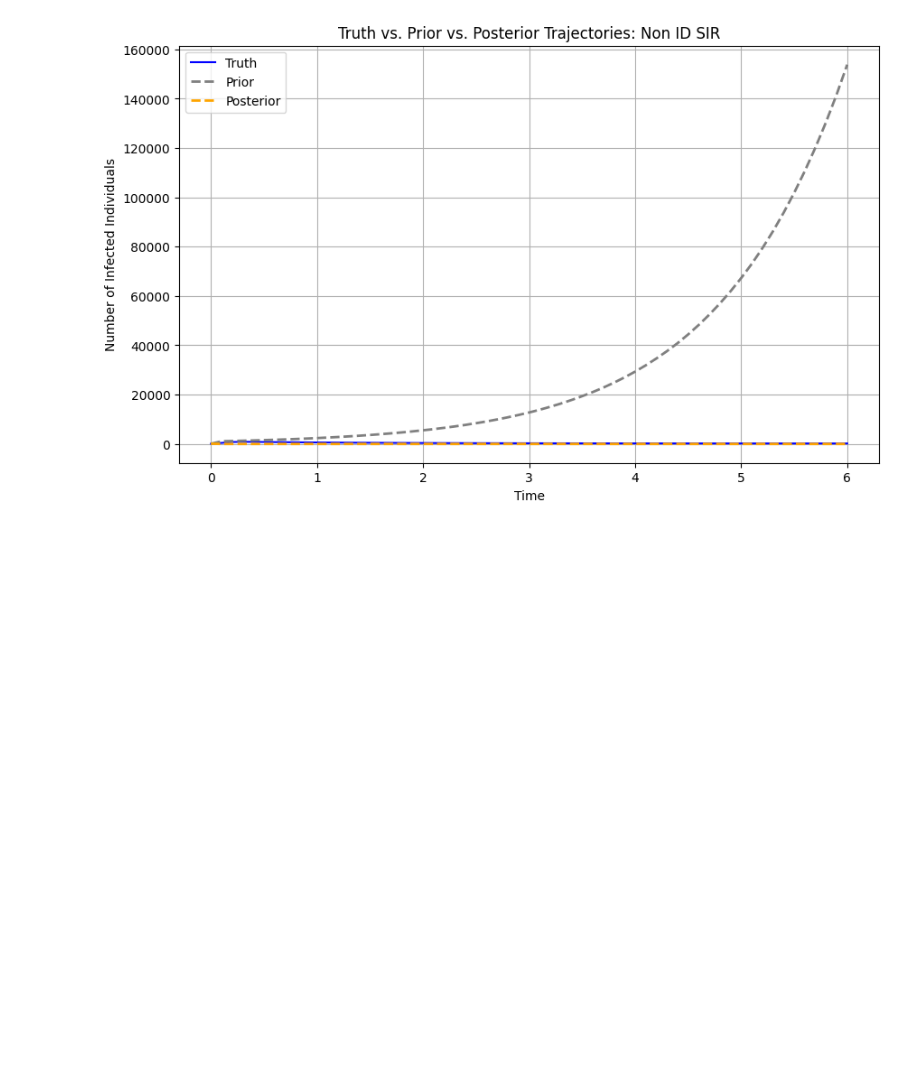
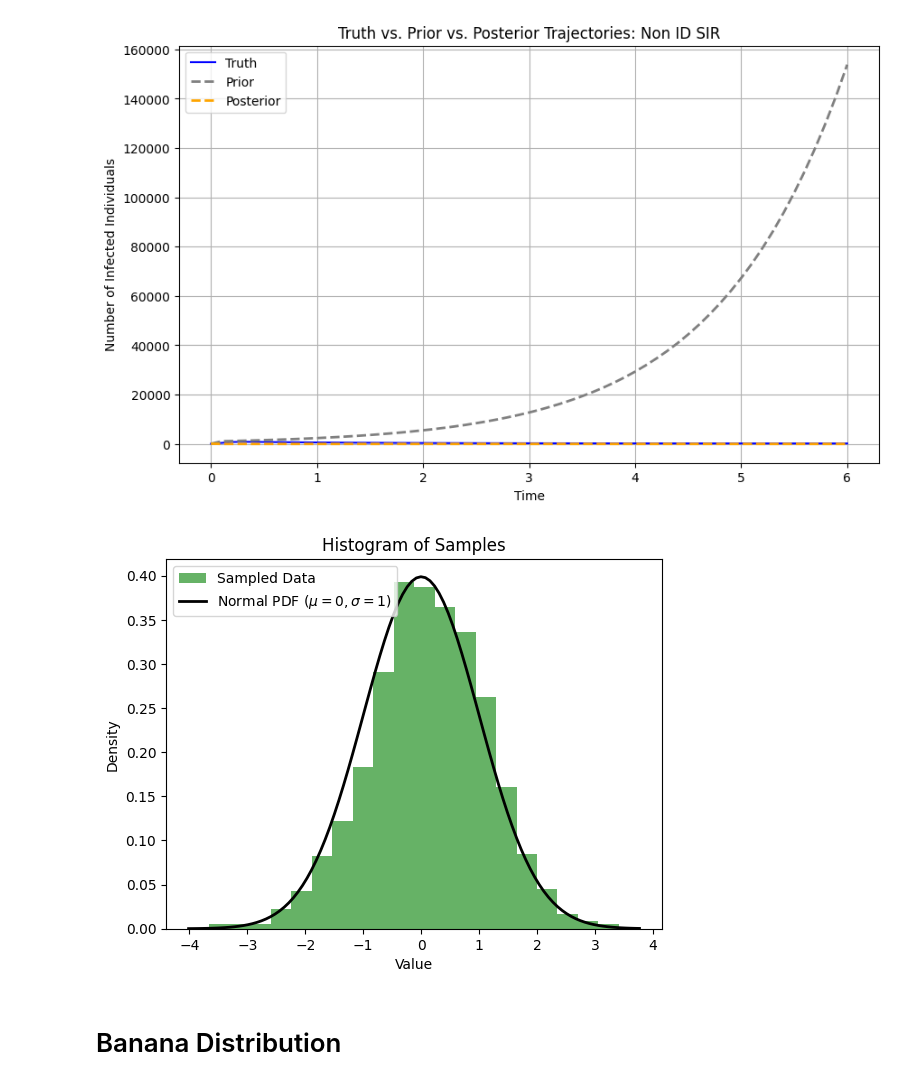
Before and after one commit to sohamphanseiitb/Robotics-In-Python-Sensing-Perception-Planning-Control, a Jupyter notebook: State Estimation/Metropolis Hastings/AE567_Project2b_Code_Soham_Phanse_(4).ipynb, the cells around one changed output. Cells and saved outputs as stored; diff of their text form; code cells hidden in the pictures; blank space fills up the shorter version.

```diff
--- a/State Estimation/Metropolis Hastings/AE567_Project2b_Code_Soham_Phanse_(4).ipynb
+++ b/State Estimation/Metropolis Hastings/AE567_Project2b_Code_Soham_Phanse_(4).ipynb
@@ -175,5 +217,11 @@ def Adaptive_Metropolis_Hastings(initial_val, proposal_covar, k, burnpercent, ta
 # %%
-Adaptive_MH_chain, AMH_accepted, AMH_rejected = Adaptive_Metropolis_Hastings([0.3, 0.3], np.eye(2), 100000, 20, target_banana, 30, 0.1)
+Adaptive_MH_chain, AMH_accepted, AMH_rejected = Adaptive_Metropolis_Hastings(initial_val=np.array([0.3, 0.3]),
+                                                                            C0=np.eye(2),
+                                                                            k=100000,
+                                                                            burnpercent=20,
+                                                                            target_density=target_banana,
+                                                                            t0=30,
+                                                                            epsilon=0.1)
 # %%
 # plot a 2D histogram of MH_chain, add titles, colorbars, also plot the known posterior, overlay on top of each other
 fig, ax = plt.subplots(figsize=(10, 10))
@@ -1168,7 +1250,7 @@ N, beta_init, delta_init, r_init, tstart, tend = 1000, 0.1, 0.41, 0.1, 0, 6
 initial_params = np.array([N, beta_init, delta_init, r_init, tstart, tend])
 tru_values = np.array([0.02, 0.15, 0.6])
 initial_l1_proposal_covar = np.eye(3)
-number_of_iterations = 50000
+number_of_iterations = 5000
 burn_purcent = 20
 observed_data = Iobs
 y0 = np.array([S0, I0, R0])
@@ -1583,3 +1665,27 @@ plot_prior_posterior_non_ID(3)
 [figure]
 [figure]
 [figure]
+# %%
+import numpy as np
+import matplotlib.pyplot as plt
+import scipy.stats as stats
+
+a = np.random.normal(0, 1, 1000)
+# %%
+# plot histogram of samples
+plt.hist(a, bins=20, density=True, alpha=0.6, color='g', label='Sampled Data')
+plt.xlabel('Value')
+plt.ylabel('Density')
+plt.title('Histogram of Samples')
+
+# overlay with PDF of normal distribution with mean 0 and std 1
+xmin, xmax = plt.xlim()
+x = np.linspace(xmin, xmax, 100)
+p = stats.norm.pdf(x, 0, 1)
+plt.plot(x, p, 'k', linewidth=2, label=r'Normal PDF ($\mu=0, \sigma=1$)')
+plt.legend()
+plt.show()
+# %% [output]
+[figure, added]
+# %% [markdown]
+# Banana Distribution
```
Also changed, not shown: parts of 10 cells of this notebook, 4 other files.
